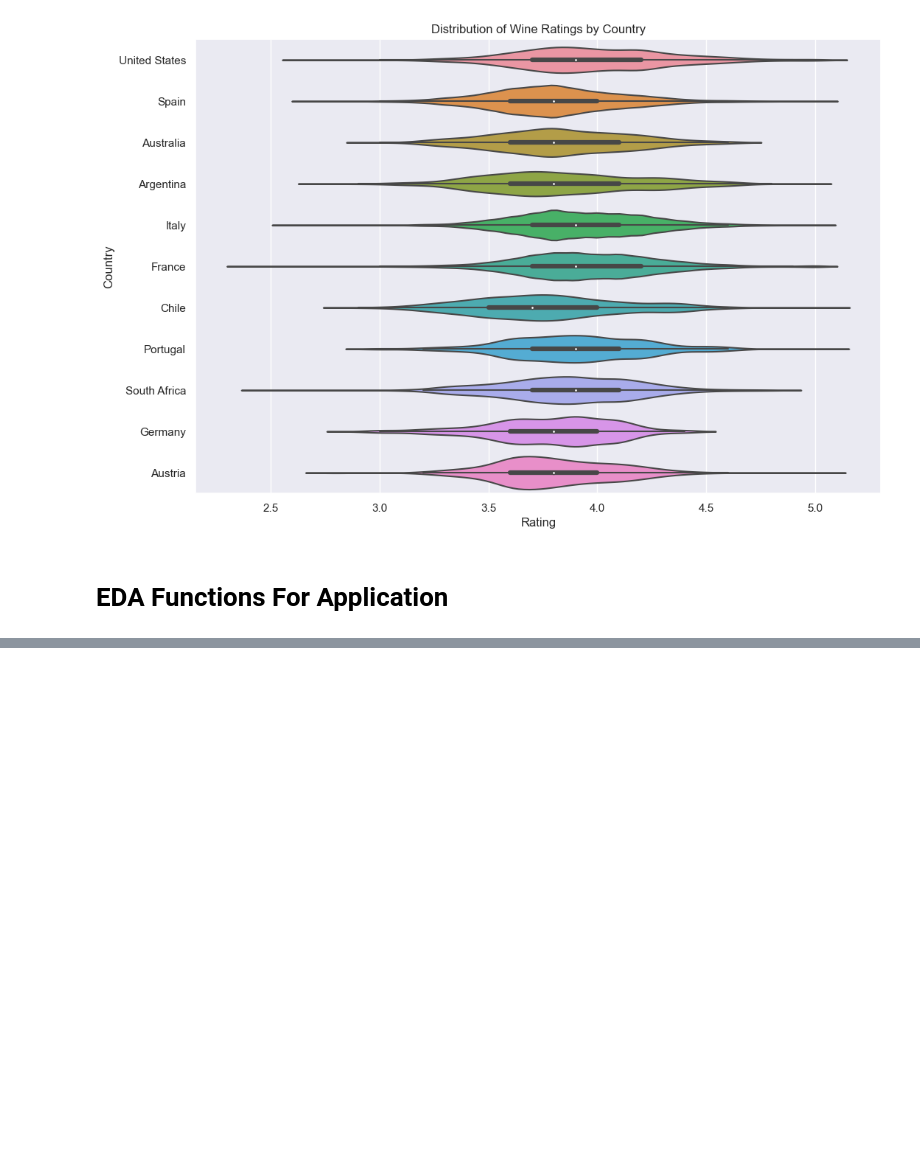
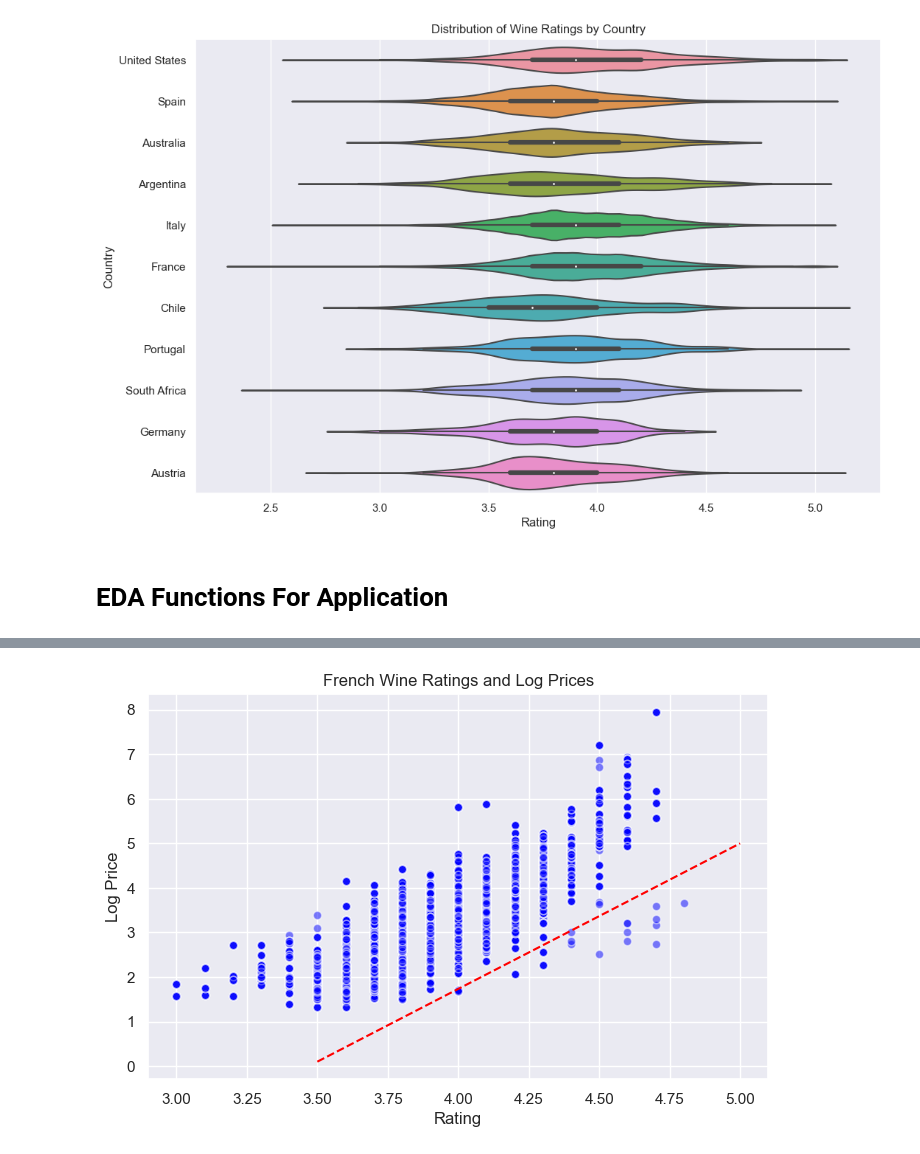
Before and after one commit to acdaniel864/capstone, a Jupyter notebook: code/03_eda.ipynb, the cells around one changed output, grey strips where cells are left out. Cells and saved outputs as stored; diff of their text form; code cells hidden in the pictures; blank space fills up the shorter version.

```diff
--- a/code/03_eda.ipynb
+++ b/code/03_eda.ipynb
@@ -483,0 +441,13 @@ Closest vintages to 2015 in France with at least 3 representations:
+# %%
+# Make a column for region-vintage combinations
+df_rated['region_vintage'] = df_rated['region'] + '-' + df_rated['vintage'].astype(str)
+
+# Remove wines with unknown regions
+df_rated = df_rated[df_rated['region'] != 'Unknown'].copy()
+
+# Make a list of region vintage combinations that have 30 or more observations - REDO
+rvint_list = df_rated['region_vintage'].value_counts().head(266).index
+df_rated_shortlist = df_rated[df_rated['region_vintage'].isin(rvint_list)].copy()
+
+# Make a column for the difference between the average price per star and the average price per star for each region-vintage
+df_rated_shortlist['price_per_star_diff'] = df_rated_shortlist['price_per_star'] - df_rated_shortlist['rvint_price_per_star']
@@ -483,0 +509,18 @@ Closest vintages to 2015 in France with at least 3 representations:
+# %%
+# https://stackoverflow.com/questions/36470343/how-to-draw-a-line-with-matplotlib
+
+df_france_rated_shortlist = df_rated_shortlist[df_rated_shortlist['country'] == 'France'].copy()
+
+plt.figure(figsize=(8, 5))
+plt.scatter(df_france_rated_shortlist['rating'], df_france_rated_shortlist['log_price'],
+            alpha=0.5, c='blue', edgecolors='w', label='Wine')
+
+x, y = [3.5, 5], [0.1, 5]
+# # Plotting the line
+plt.plot(x, y, 'r--', label='bargains')
+
+plt.title('French Wine Ratings and Log Prices')
+plt.xlabel('Rating')
+plt.ylabel('Log Price');
+# %% [output]
+[figure, added]
```
Also changed, not shown: parts of 28 cells of this notebook, 13 other files.
